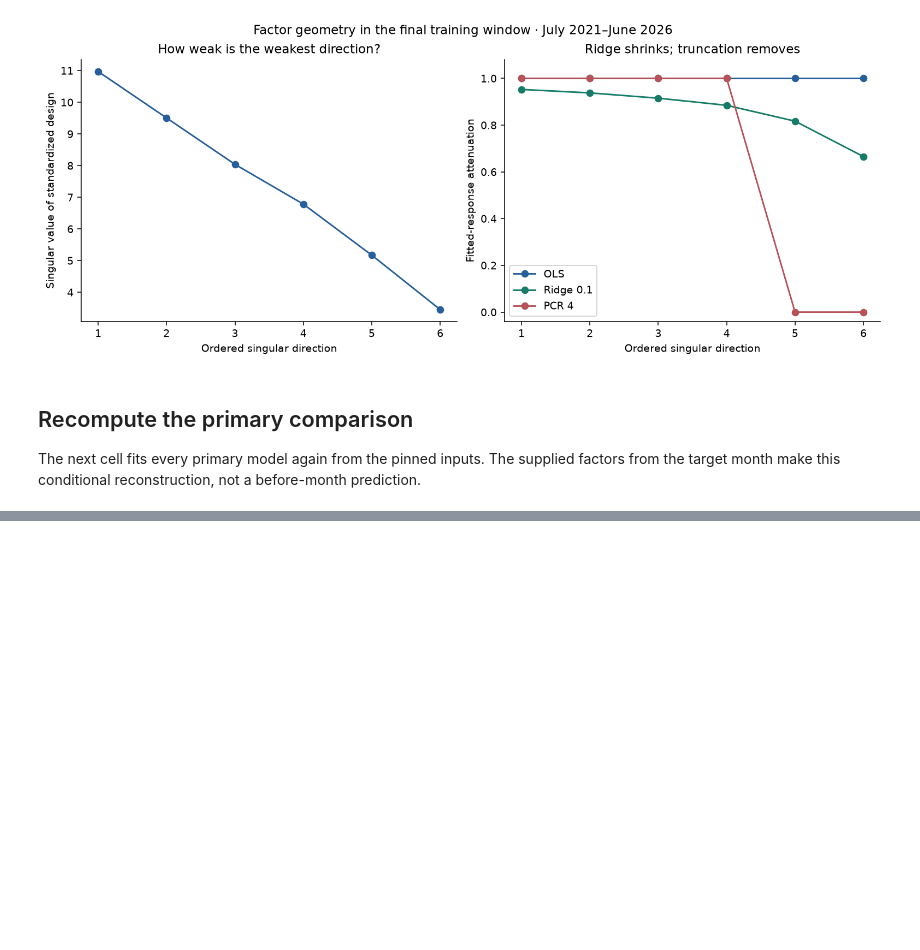
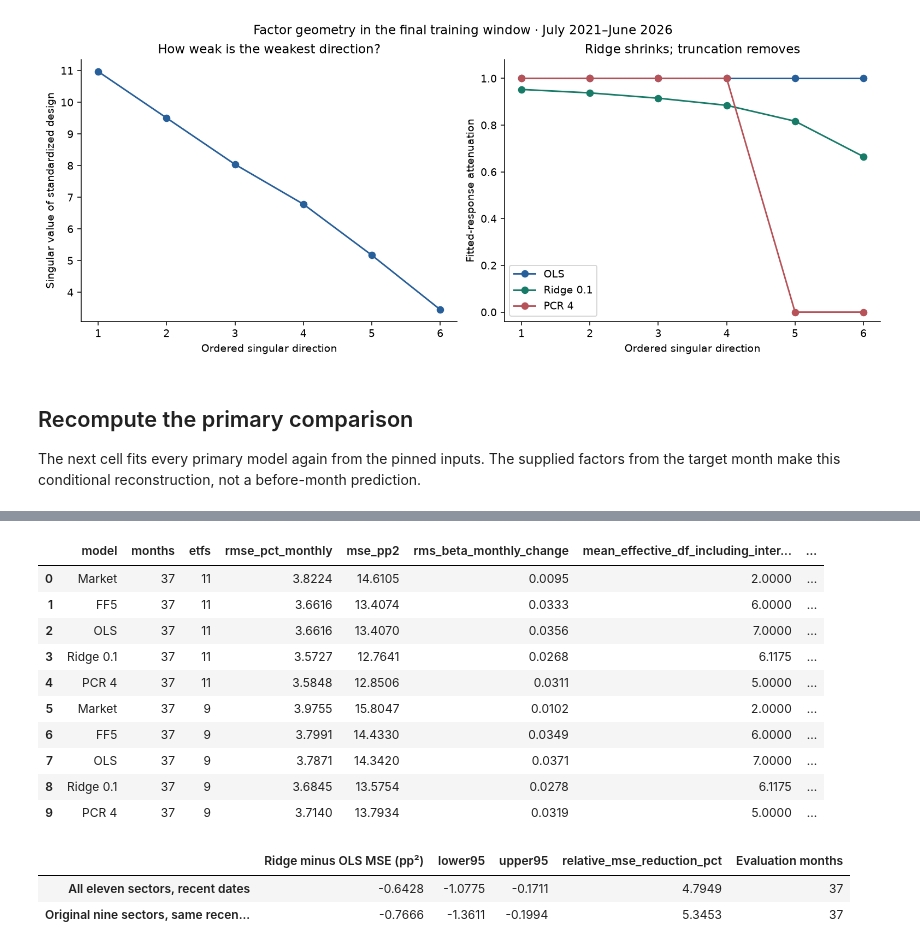
Before and after one commit to QuhiQuhihi/Famma-French-Factors-with-Sector-ETF, a Jupyter notebook: study.ipynb, the cells around one changed output, grey strips where cells are left out. Cells and saved outputs as stored; diff of their text form; code cells hidden in the pictures; blank space fills up the shorter version.

```diff
--- a/study.ipynb
+++ b/study.ipynb
@@ -153,0 +175,21 @@ Explore the [five chapters](README.md#explore-the-research), [sources](research/
+# %%
+extended_head = json.loads((RESULTS / 'extended_headline.json').read_text())
+recent_nine = extended_head['recent_nine']
+assert extended_head['n'] == recent_nine['n'] == 37
+display(pd.read_csv(RESULTS / 'extended_summary.csv').round(4))
+display(pd.DataFrame([extended_head, recent_nine], index=['All eleven sectors, recent dates', 'Original nine sectors, same recent dates'])[['estimate', 'lower95', 'upper95', 'relative_mse_reduction_pct', 'n']].rename(columns={'estimate': 'Ridge minus OLS MSE (pp²)', 'n': 'Evaluation months'}).round(4))
+# %% [output]
+|  | model | months | etfs | rmse_pct_monthly | mse_pp2 | rms_beta_monthly_change | mean_effective_df_including_inter... | ... |
+| 0 | Market | 37 | 11 | 3.8224 | 14.6105 | 0.0095 | 2.0000 | ... |
+| 1 | FF5 | 37 | 11 | 3.6616 | 13.4074 | 0.0333 | 6.0000 | ... |
+| 2 | OLS | 37 | 11 | 3.6616 | 13.4070 | 0.0356 | 7.0000 | ... |
+| 3 | Ridge 0.1 | 37 | 11 | 3.5727 | 12.7641 | 0.0268 | 6.1175 | ... |
+| 4 | PCR 4 | 37 | 11 | 3.5848 | 12.8506 | 0.0311 | 5.0000 | ... |
+| 5 | Market | 37 | 9 | 3.9755 | 15.8047 | 0.0102 | 2.0000 | ... |
+| 6 | FF5 | 37 | 9 | 3.7991 | 14.4330 | 0.0349 | 6.0000 | ... |
+| 7 | OLS | 37 | 9 | 3.7871 | 14.3420 | 0.0371 | 7.0000 | ... |
+| 8 | Ridge 0.1 | 37 | 9 | 3.6845 | 13.5754 | 0.0278 | 6.1175 | ... |
+| 9 | PCR 4 | 37 | 9 | 3.7140 | 13.7934 | 0.0319 | 5.0000 | ... |
+|  | Ridge minus OLS MSE (pp²) | lower95 | upper95 | relative_mse_reduction_pct | Evaluation months |
+| All eleven sectors, recent dates | -0.6428 | -1.0775 | -0.1711 | 4.7949 | 37 |
+| Original nine sectors, same recen... | -0.7666 | -1.3611 | -0.1994 | 5.3453 | 37 |
```
Also changed, not shown: parts of 18 cells of this notebook, 45 other files.
